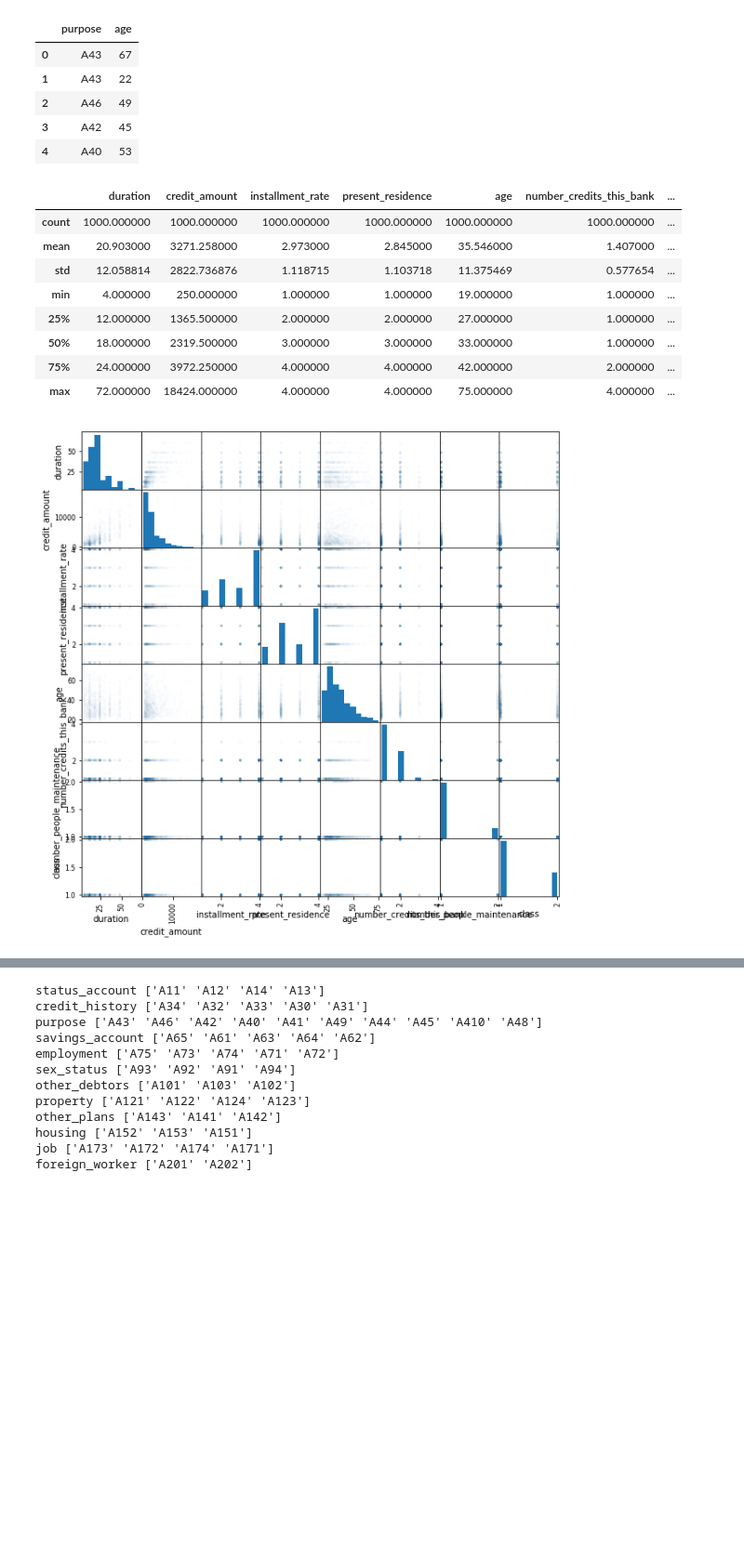
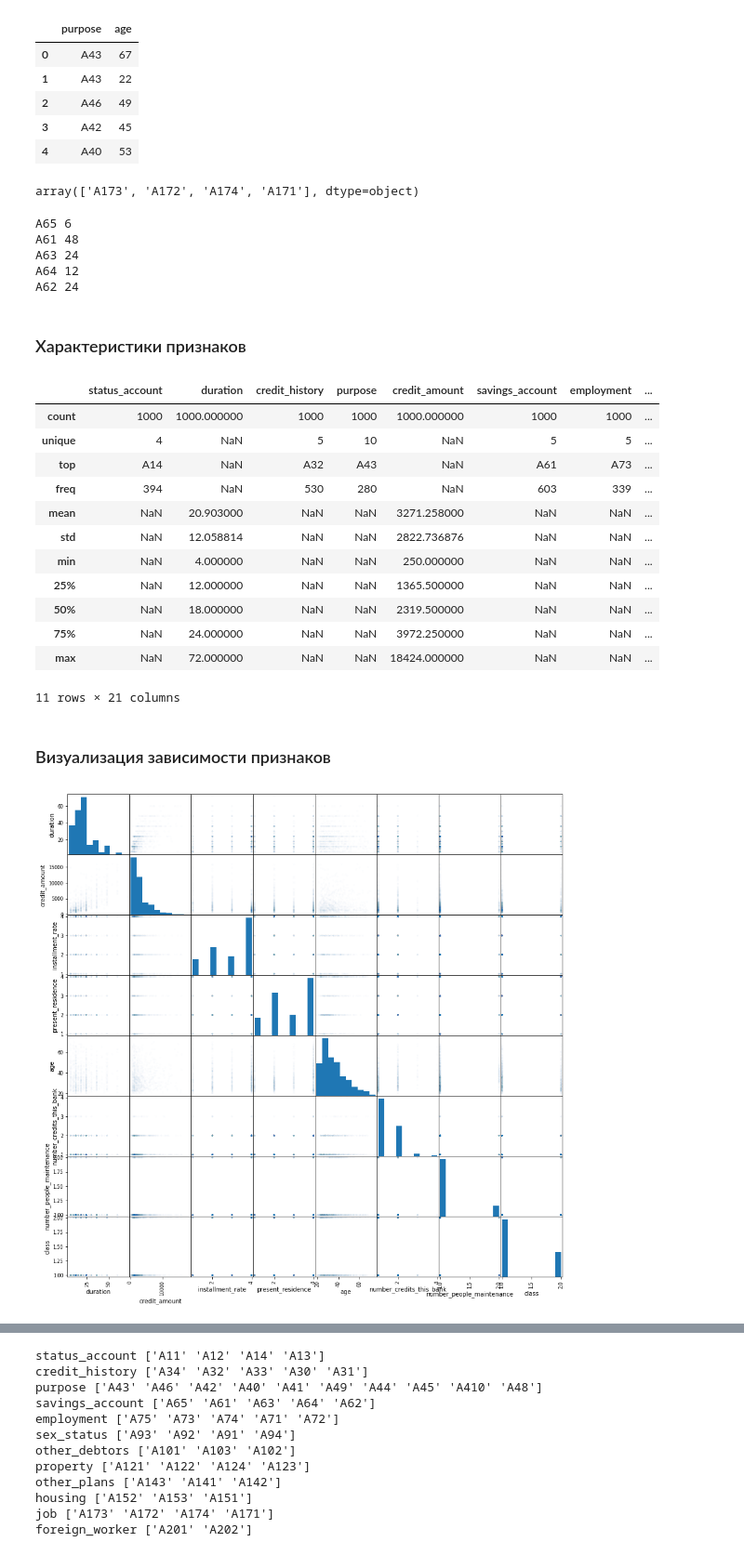
Before and after one commit to SokolovaNastya/MachineLearning, a Jupyter notebook: lab1/Lab1_GermanCreditData.ipynb, the cells around one changed output, grey strips where cells are left out. Shown: that part at 93% size. Saved outputs shown, nothing was run; the diff lists cells and outputs as text; code cells hidden in the pictures; blank space fills up the shorter version.

```diff
--- a/lab1/Lab1_GermanCreditData.ipynb
+++ b/lab1/Lab1_GermanCreditData.ipynb
@@ -167,22 +246,42 @@ data[['purpose', 'age']].head()
 | 2 | A46 | 49 |
 | 3 | A42 | 45 |
 | 4 | A40 | 53 |
+# %%
+data['job'].unique()
+# %% [output]
+array(['A173', 'A172', 'A174', 'A171'], dtype=object)
+# %%
+for name in data['savings_account'].unique():
+    print(name, data['duration'][data['savings_account'] == name].iloc[0])
+# %% [output]
+A65 6
+A61 48
+A63 24
+A64 12
+A62 24
+# %% [markdown]
+### Характеристики признаков
 # %%
-data.describe()
+data.describe(include = 'all')
 # %% [output]
-|  | duration | credit_amount | installment_rate | present_residence | age | number_credits_this_bank | ... |
-| count | 1000.000000 | 1000.000000 | 1000.000000 | 1000.000000 | 1000.000000 | 1000.000000 | ... |
-| mean | 20.903000 | 3271.258000 | 2.973000 | 2.845000 | 35.546000 | 1.407000 | ... |
-| std | 12.058814 | 2822.736876 | 1.118715 | 1.103718 | 11.375469 | 0.577654 | ... |
-| min | 4.000000 | 250.000000 | 1.000000 | 1.000000 | 19.000000 | 1.000000 | ... |
-| 25% | 12.000000 | 1365.500000 | 2.000000 | 2.000000 | 27.000000 | 1.000000 | ... |
-| 50% | 18.000000 | 2319.500000 | 3.000000 | 3.000000 | 33.000000 | 1.000000 | ... |
-| 75% | 24.000000 | 3972.250000 | 4.000000 | 4.000000 | 42.000000 | 2.000000 | ... |
-| max | 72.000000 | 18424.000000 | 4.000000 | 4.000000 | 75.000000 | 4.000000 | ... |
+|  | status_account | duration | credit_history | purpose | credit_amount | savings_account | employment | ... |
+| count | 1000 | 1000.000000 | 1000 | 1000 | 1000.000000 | 1000 | 1000 | ... |
+| unique | 4 | NaN | 5 | 10 | NaN | 5 | 5 | ... |
+| top | A14 | NaN | A32 | A43 | NaN | A61 | A73 | ... |
+| freq | 394 | NaN | 530 | 280 | NaN | 603 | 339 | ... |
+| mean | NaN | 20.903000 | NaN | NaN | 3271.258000 | NaN | NaN | ... |
+| std | NaN | 12.058814 | NaN | NaN | 2822.736876 | NaN | NaN | ... |
+| min | NaN | 4.000000 | NaN | NaN | 250.000000 | NaN | NaN | ... |
+| 25% | NaN | 12.000000 | NaN | NaN | 1365.500000 | NaN | NaN | ... |
+| 50% | NaN | 18.000000 | NaN | NaN | 2319.500000 | NaN | NaN | ... |
+| 75% | NaN | 24.000000 | NaN | NaN | 3972.250000 | NaN | NaN | ... |
+| max | NaN | 72.000000 | NaN | NaN | 18424.000000 | NaN | NaN | ... |
+11 rows × 21 columns
+# %% [markdown]
+### Bизуализация зависимости признаков
 # %%
-# Посмотрим, как данные коррелируют друг с другом
 from pandas.plotting import scatter_matrix
-scatter_matrix(data, alpha = .01, figsize = (10, 10))
+scatter_matrix(data, alpha = .01, figsize = (15, 15))
 pass
 # %% [output]
-[figure, old version]
+[figure, new version]
```
Also changed, not shown: parts of 77 cells of this notebook.
